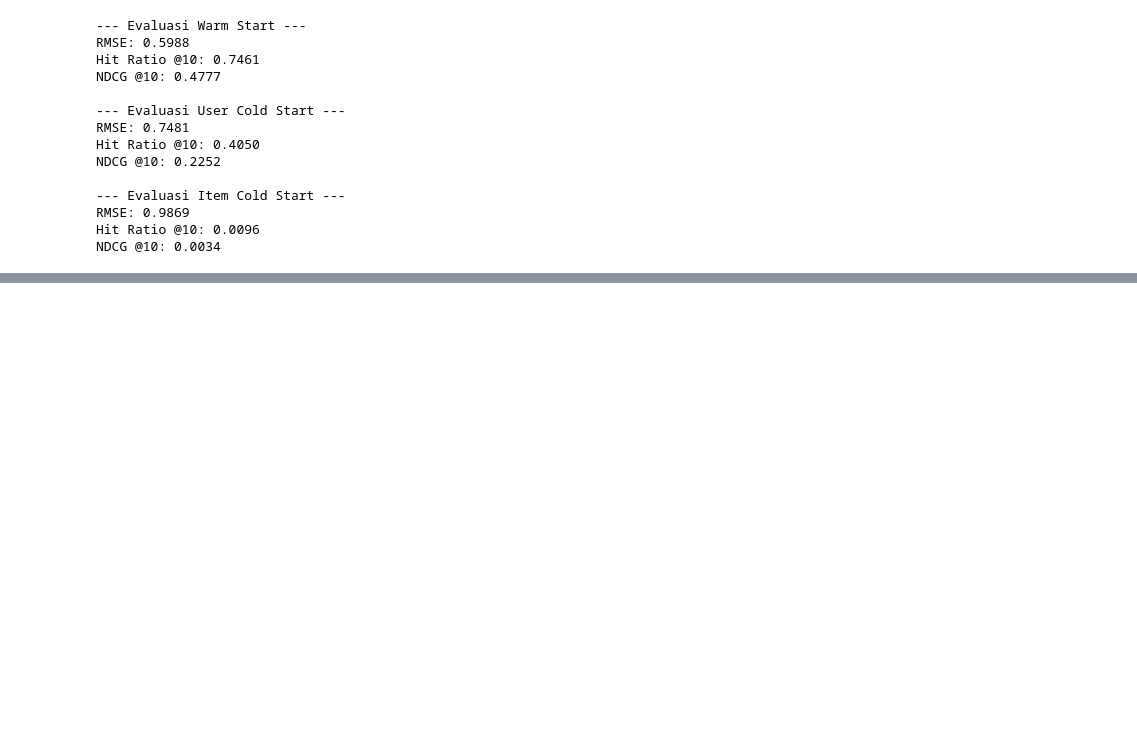
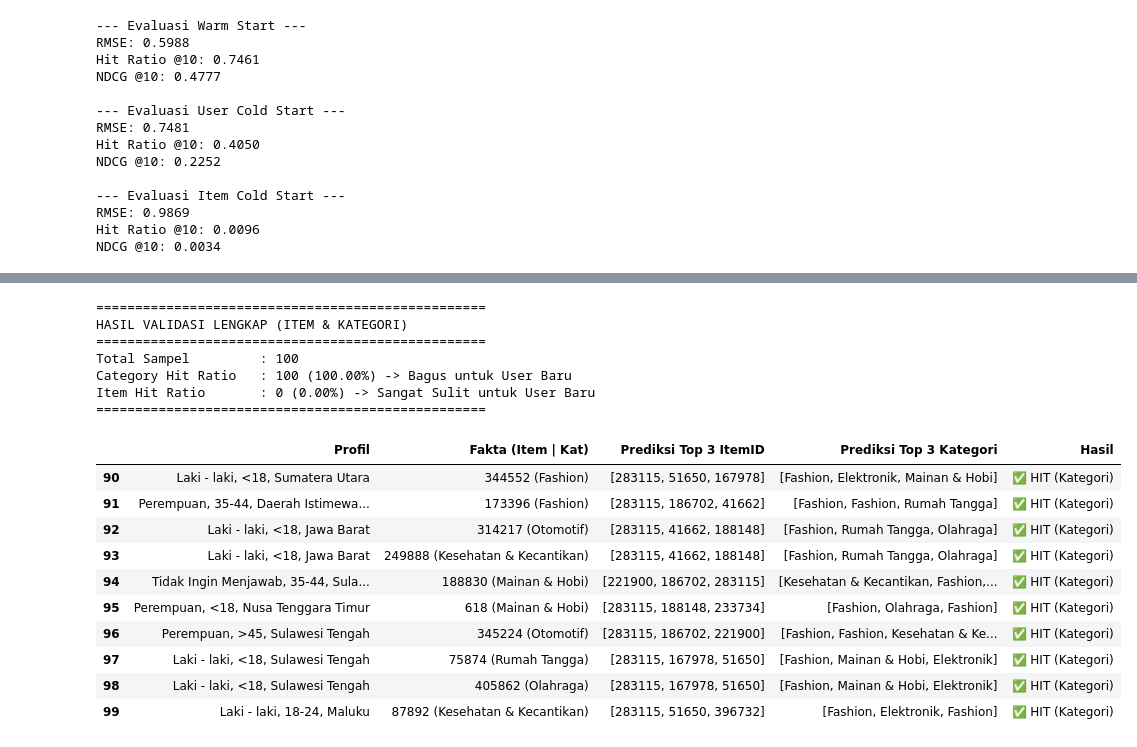
Before and after one commit to Waafre/NCF, a Jupyter notebook: TwoTower/NCF_TwoTower.ipynb, the cells around one changed output, grey strips where cells are left out. Cells and saved outputs as stored; diff of their text form; code cells hidden in the pictures; blank space fills up the shorter version.

```diff
--- a/TwoTower/NCF_TwoTower.ipynb
+++ b/TwoTower/NCF_TwoTower.ipynb
@@ -420,0 +793,37 @@ torch.save(model.state_dict(), "NCF_TwoTower.pth")
+# %%
+# ==============================================================================
+# TAHAP 3: HASIL
+# ==============================================================================
+acc_cat = (hits_cat / total) * 100 if total > 0 else 0
+acc_item = (hits_item / total) * 100 if total > 0 else 0
+
+print(f"\n{'='*50}")
+print(f"HASIL VALIDASI LENGKAP (ITEM & KATEGORI)")
+print(f"{'='*50}")
+print(f"Total Sampel         : {total}")
+print(f"Category Hit Ratio   : {hits_cat} ({acc_cat:.2f}%) -> Bagus untuk User Baru")
+print(f"Item Hit Ratio       : {hits_item} ({acc_item:.2f}%) -> Sangat Sulit untuk User Baru")
+print(f"{'='*50}")
+
+df_hasil = pd.DataFrame(laporan)
+pd.set_option('display.max_colwidth', None)
+display(df_hasil.tail(10))
+# %% [output]
+==================================================
+HASIL VALIDASI LENGKAP (ITEM & KATEGORI)
+==================================================
+Total Sampel         : 100
+Category Hit Ratio   : 100 (100.00%) -> Bagus untuk User Baru
+Item Hit Ratio       : 0 (0.00%) -> Sangat Sulit untuk User Baru
+==================================================
+|  | Profil | Fakta (Item | Kat) | Prediksi Top 3 ItemID | Prediksi Top 3 Kategori | Hasil |
+| 90 | Laki - laki, <18, Sumatera Utara | 344552 (Fashion) | [283115, 51650, 167978] | [Fashion, Elektronik, Mainan & Hobi] | ✅ HIT (Kategori) |
+| 91 | Perempuan, 35-44, Daerah Istimewa... | 173396 (Fashion) | [283115, 186702, 41662] | [Fashion, Fashion, Rumah Tangga] | ✅ HIT (Kategori) |
+| 92 | Laki - laki, <18, Jawa Barat | 314217 (Otomotif) | [283115, 41662, 188148] | [Fashion, Rumah Tangga, Olahraga] | ✅ HIT (Kategori) |
+| 93 | Laki - laki, <18, Jawa Barat | 249888 (Kesehatan & Kecantikan) | [283115, 41662, 188148] | [Fashion, Rumah Tangga, Olahraga] | ✅ HIT (Kategori) |
+| 94 | Tidak Ingin Menjawab, 35-44, Sula... | 188830 (Mainan & Hobi) | [221900, 186702, 283115] | [Kesehatan & Kecantikan, Fashion,... | ✅ HIT (Kategori) |
+| 95 | Perempuan, <18, Nusa Tenggara Timur | 618 (Mainan & Hobi) | [283115, 188148, 233734] | [Fashion, Olahraga, Fashion] | ✅ HIT (Kategori) |
+| 96 | Perempuan, >45, Sulawesi Tengah | 345224 (Otomotif) | [283115, 186702, 221900] | [Fashion, Fashion, Kesehatan & Ke... | ✅ HIT (Kategori) |
+| 97 | Laki - laki, <18, Sulawesi Tengah | 75874 (Rumah Tangga) | [283115, 167978, 51650] | [Fashion, Mainan & Hobi, Elektronik] | ✅ HIT (Kategori) |
+| 98 | Laki - laki, <18, Sulawesi Tengah | 405862 (Olahraga) | [283115, 167978, 51650] | [Fashion, Mainan & Hobi, Elektronik] | ✅ HIT (Kategori) |
+| 99 | Laki - laki, 18-24, Maluku | 87892 (Kesehatan & Kecantikan) | [283115, 51650, 396732] | [Fashion, Elektronik, Fashion] | ✅ HIT (Kategori) |
```
Also changed, not shown: parts of 11 cells of this notebook, 1 other file.
